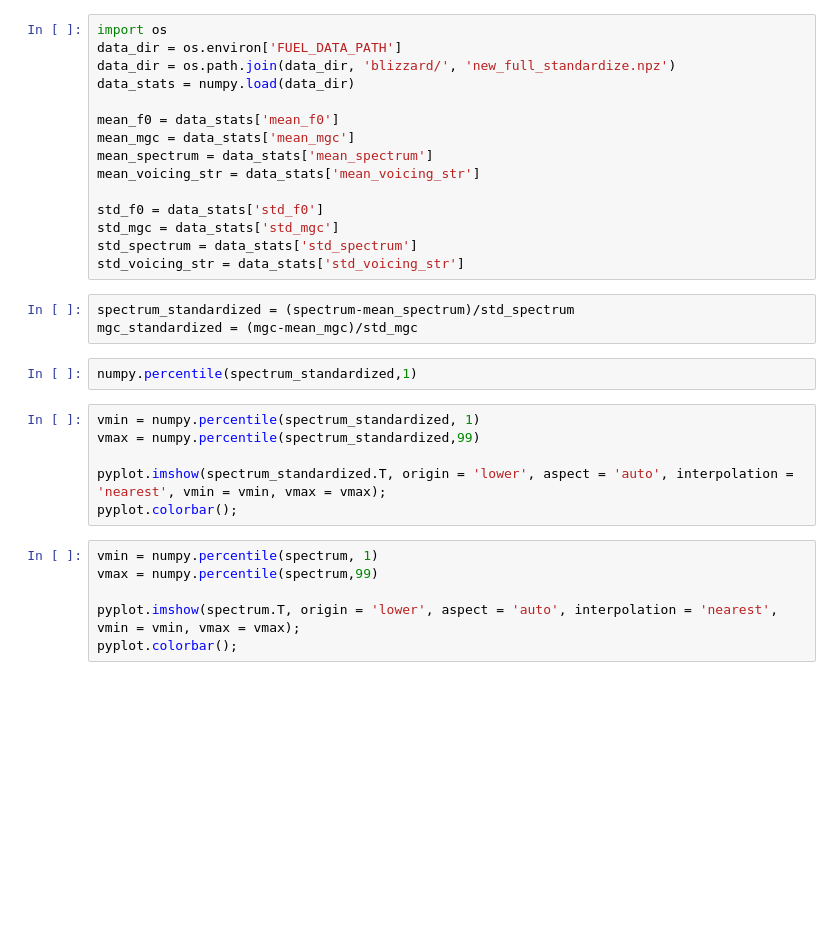
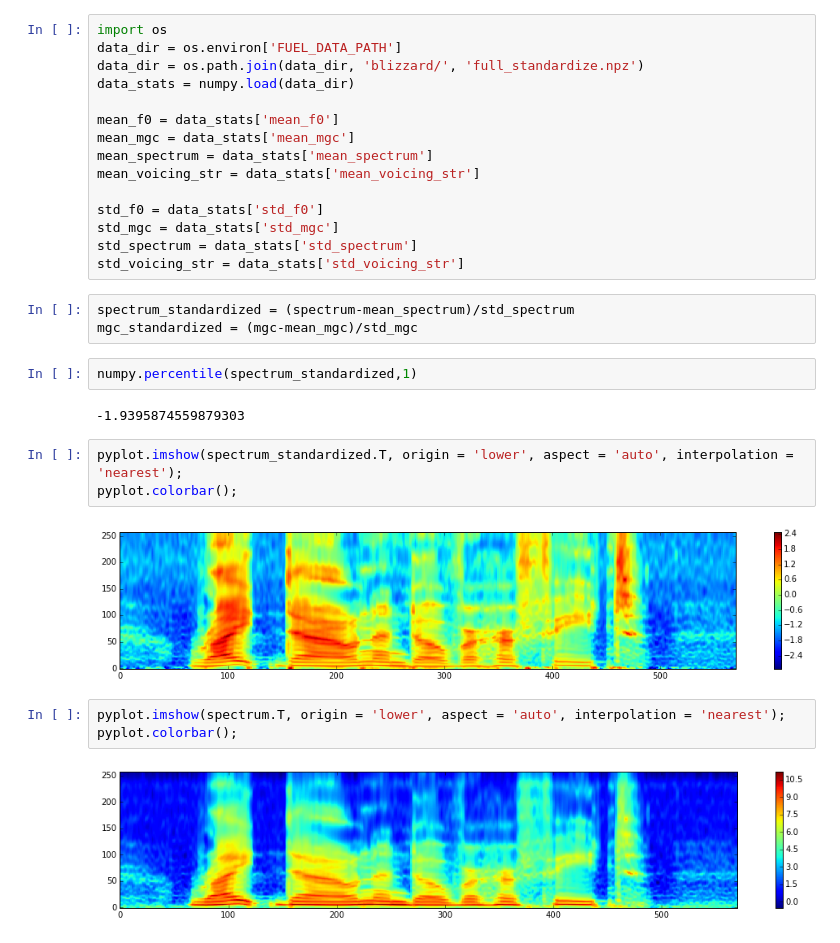
Before and after one commit to sotelo/parrot, a Jupyter notebook: plot_data.ipynb, the cells around one changed output. Saved outputs shown, nothing was run; the diff lists cells and outputs as text; blank space fills up the shorter version.

Commit message:
Cleaned ipython notebooks with data plots and finding outliers.

```diff
--- a/plot_data.ipynb
+++ b/plot_data.ipynb
@@ -623,7 +178,7 @@ ax2.hist(voicing_str[:,4], bins = 30);
 # %%
 import os
 data_dir = os.environ['FUEL_DATA_PATH']
-data_dir = os.path.join(data_dir, 'blizzard/', 'new_full_standardize.npz')
+data_dir = os.path.join(data_dir, 'blizzard/', 'full_standardize.npz')
 data_stats = numpy.load(data_dir)
 
 mean_f0 = data_stats['mean_f0']
@@ -640,18 +195,18 @@ spectrum_standardized = (spectrum-mean_spectrum)/std_spectrum
 mgc_standardized = (mgc-mean_mgc)/std_mgc
 # %%
 numpy.percentile(spectrum_standardized,1)
+# %% [output]
+-1.9395874559879303
 # %%
-vmin = numpy.percentile(spectrum_standardized, 1)
-vmax = numpy.percentile(spectrum_standardized,99)
-
-pyplot.imshow(spectrum_standardized.T, origin = 'lower', aspect = 'auto', interpolation = 'nearest', vmin = vmin, vmax = vmax);
+pyplot.imshow(spectrum_standardized.T, origin = 'lower', aspect = 'auto', interpolation = 'nearest');
 pyplot.colorbar();
+# %% [output]
+[figure, added]
 # %%
-vmin = numpy.percentile(spectrum, 1)
-vmax = numpy.percentile(spectrum,99)
-
-pyplot.imshow(spectrum.T, origin = 'lower', aspect = 'auto', interpolation = 'nearest', vmin = vmin, vmax = vmax);
+pyplot.imshow(spectrum.T, origin = 'lower', aspect = 'auto', interpolation = 'nearest');
 pyplot.colorbar();
+# %% [output]
+[figure, added]
 # %%
 f, (ax1, ax2) = pyplot.subplots(1, 2)
 ax1.plot(mean_spectrum);
```
Also changed, not shown: parts of 55 cells of this notebook, 1 other file.
